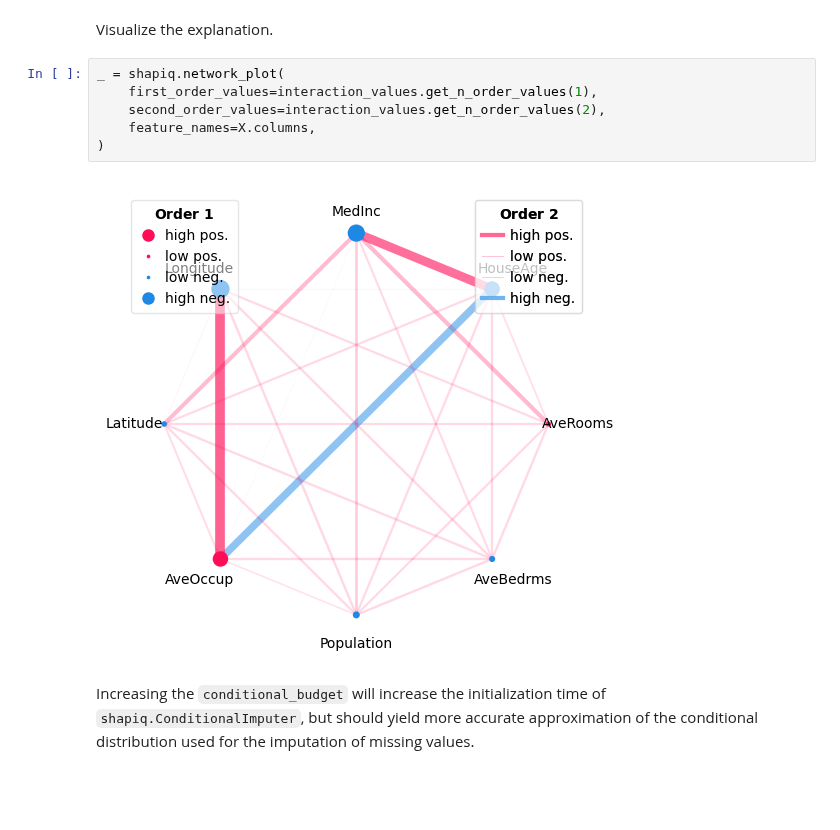
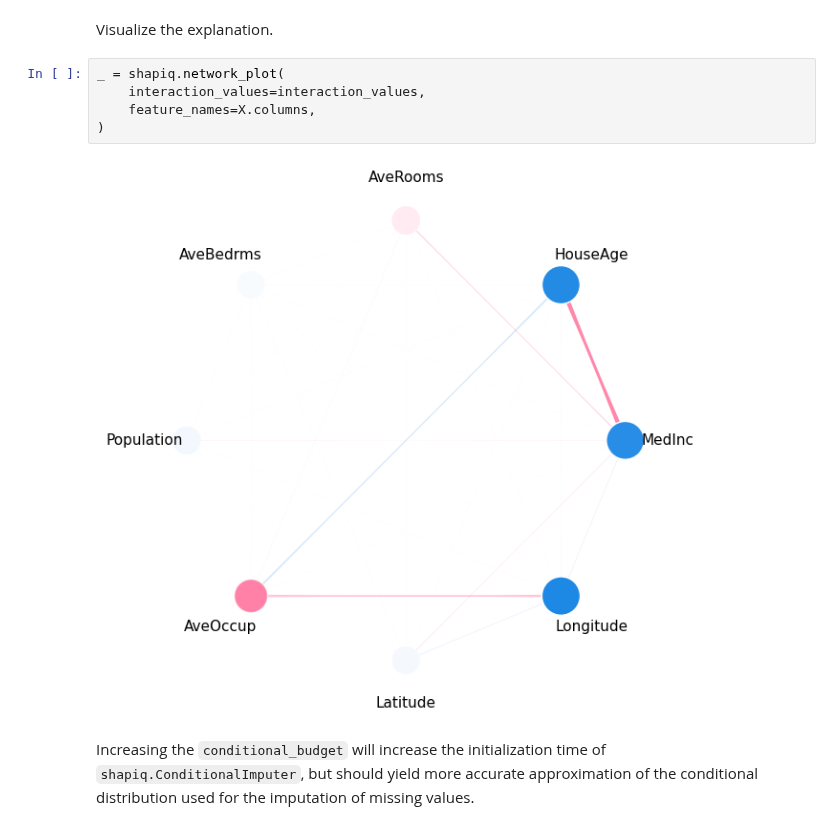
Before and after one commit to FabianK-Dev/shapiq, a Jupyter notebook: docs/source/notebooks/tabular_notebooks/conditional_imputer.ipynb, the cells around one changed output. Drawn from its saved outputs; the diff is of its cells as text; blank space fills up the shorter version.

```diff
--- a/docs/source/notebooks/tabular_notebooks/conditional_imputer.ipynb
+++ b/docs/source/notebooks/tabular_notebooks/conditional_imputer.ipynb
@@ -131,12 +131,11 @@ InteractionValues(
 Visualize the explanation.
 # %%
 _ = shapiq.network_plot(
-    first_order_values=interaction_values.get_n_order_values(1),
-    second_order_values=interaction_values.get_n_order_values(2),
+    interaction_values=interaction_values,
     feature_names=X.columns,
 )
 # %% [output]
-[figure, old version]
+[figure, new version]
 # %% [markdown]
 Increasing the `conditional_budget` will increase the initialization time of `shapiq.ConditionalImputer`, but should yield more accurate approximation of the conditional distribution used for the imputation of missing values.
 # %%
```
Also changed, not shown: parts of 5 cells of this notebook, 18 other files.
